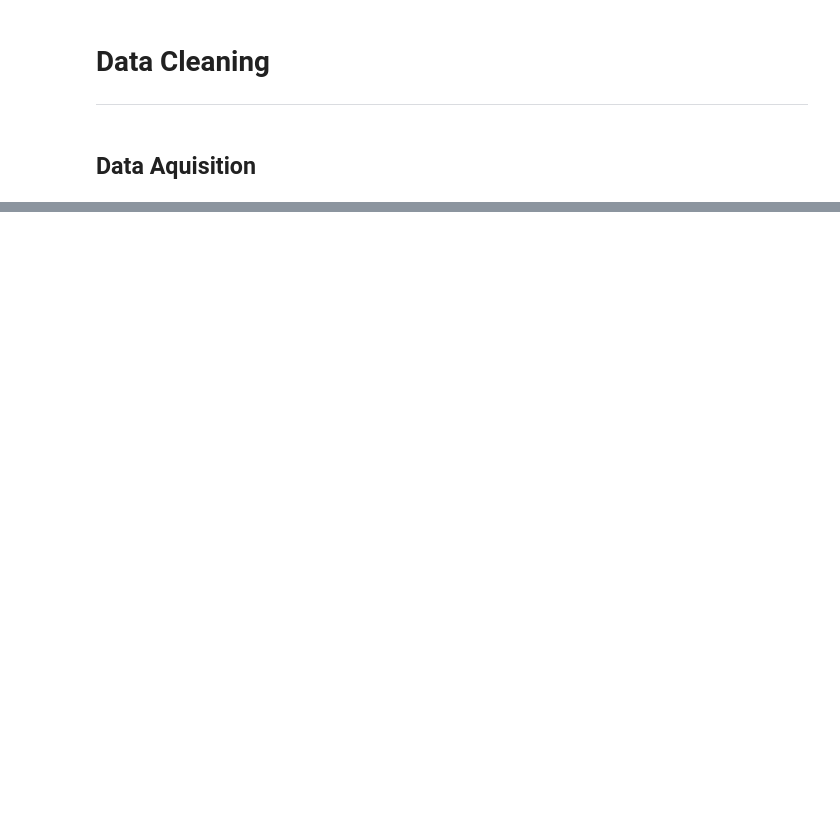
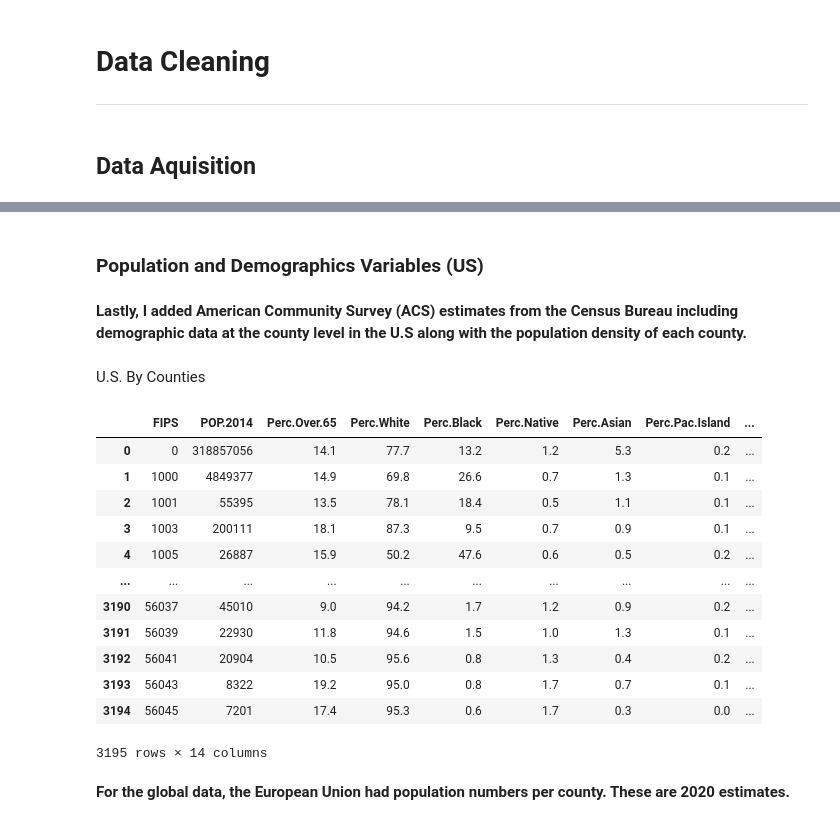
Before and after one commit to ander428/JohnHopkins_COVID-19, a Jupyter notebook: src/data_cleaning.ipynb, the cells around one changed output, grey strips where cells are left out. Saved outputs shown, nothing was run; the diff lists cells and outputs as text; code cells hidden in the pictures; blank space fills up the shorter version.

```diff
--- a/src/data_cleaning.ipynb
+++ b/src/data_cleaning.ipynb
@@ -117,0 +325,4 @@ cases_total.to_csv("../data/pandemic/covid_19_time_series_all.csv")
+# %% [markdown]
+### Population and Demographics Variables (US)
+# %% [markdown]
+**Lastly, I added American Community Survey (ACS) estimates from the Census Bureau including demographic data at the county level in the U.S along with the population density of each county.**
@@ -117,0 +331,14 @@ cases_total.to_csv("../data/pandemic/covid_19_time_series_all.csv")
+# %%
+pop_US = pd.read_csv('../data/population/county_area_2010.csv')
+pop_US = pop_US[['fips', 'PST045214', 'AGE775213', 'RHI125213',
+                 'RHI225213', 'RHI325213', 'RHI425213', 'RHI525213',
+                 'RHI625213', 'RHI725213', 'POP645213', 'HSD310213',
+                 'LND110210', 'POP060210']]
+pop_US = pop_US.rename({'fips': 'FIPS', 'PST045214': 'POP.2014', 'AGE775213': 'Perc.Over.65',
+                        'RHI125213': 'Perc.White','RHI225213': 'Perc.Black',
+                        'RHI325213': 'Perc.Native', 'RHI425213': 'Perc.Asian',
+                        'RHI525213': 'Perc.Pac.Island', 'RHI625213': 'Perc.Mixed',
+                        'RHI725213': 'Perc.His.Lat', 'POP645213': 'Perc.Foreign.Born',
+                        'HSD310213': 'Avg.Person.Per.Household',
+                        'LND110210': 'Land.Area.sq.mi', 'POP060210': 'POP.per.sq.mi'},axis=1)
+pop_US['FIPS'] = pop_US['FIPS'].astype('str')
@@ -117,0 +355,20 @@ cases_total.to_csv("../data/pandemic/covid_19_time_series_all.csv")
+# %%
+display(HTML("<p style='font-size: 15px'>U.S. By Counties</p>"))
+pop_US
+# %% [output]
+U.S. By Counties
+|  | FIPS | POP.2014 | Perc.Over.65 | Perc.White | Perc.Black | Perc.Native | Perc.Asian | Perc.Pac.Island | ... |
+| 0 | 0 | 318857056 | 14.1 | 77.7 | 13.2 | 1.2 | 5.3 | 0.2 | ... |
+| 1 | 1000 | 4849377 | 14.9 | 69.8 | 26.6 | 0.7 | 1.3 | 0.1 | ... |
+| 2 | 1001 | 55395 | 13.5 | 78.1 | 18.4 | 0.5 | 1.1 | 0.1 | ... |
+| 3 | 1003 | 200111 | 18.1 | 87.3 | 9.5 | 0.7 | 0.9 | 0.1 | ... |
+| 4 | 1005 | 26887 | 15.9 | 50.2 | 47.6 | 0.6 | 0.5 | 0.2 | ... |
+| ... | ... | ... | ... | ... | ... | ... | ... | ... | ... |
+| 3190 | 56037 | 45010 | 9.0 | 94.2 | 1.7 | 1.2 | 0.9 | 0.2 | ... |
+| 3191 | 56039 | 22930 | 11.8 | 94.6 | 1.5 | 1.0 | 1.3 | 0.1 | ... |
+| 3192 | 56041 | 20904 | 10.5 | 95.6 | 0.8 | 1.3 | 0.4 | 0.2 | ... |
+| 3193 | 56043 | 8322 | 19.2 | 95.0 | 0.8 | 1.7 | 0.7 | 0.1 | ... |
+| 3194 | 56045 | 7201 | 17.4 | 95.3 | 0.6 | 1.7 | 0.3 | 0.0 | ... |
+3195 rows × 14 columns
+# %% [markdown]
+**For the global data, the European Union had population numbers per county. These are 2020 estimates.**
```
Also changed, not shown: parts of 39 cells of this notebook, 24 other files.
